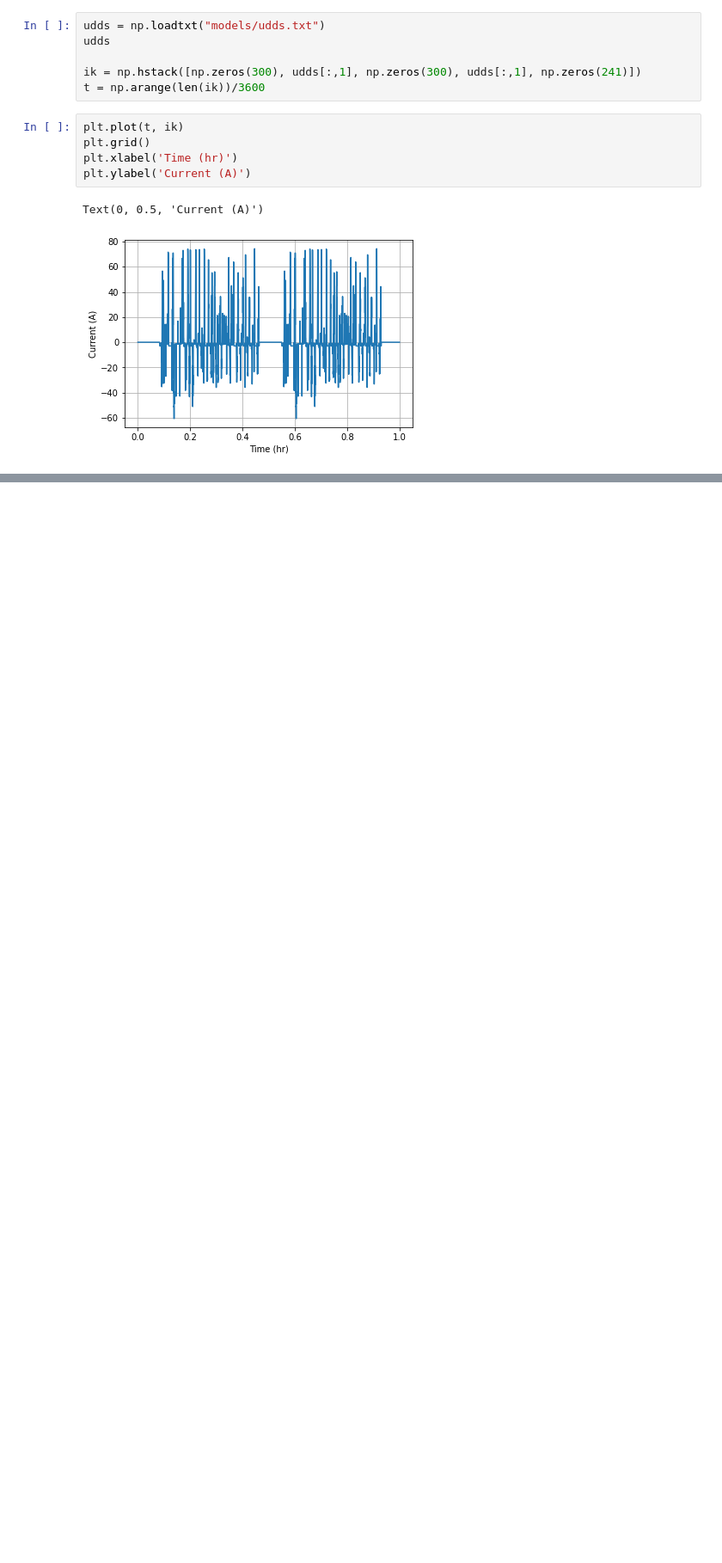
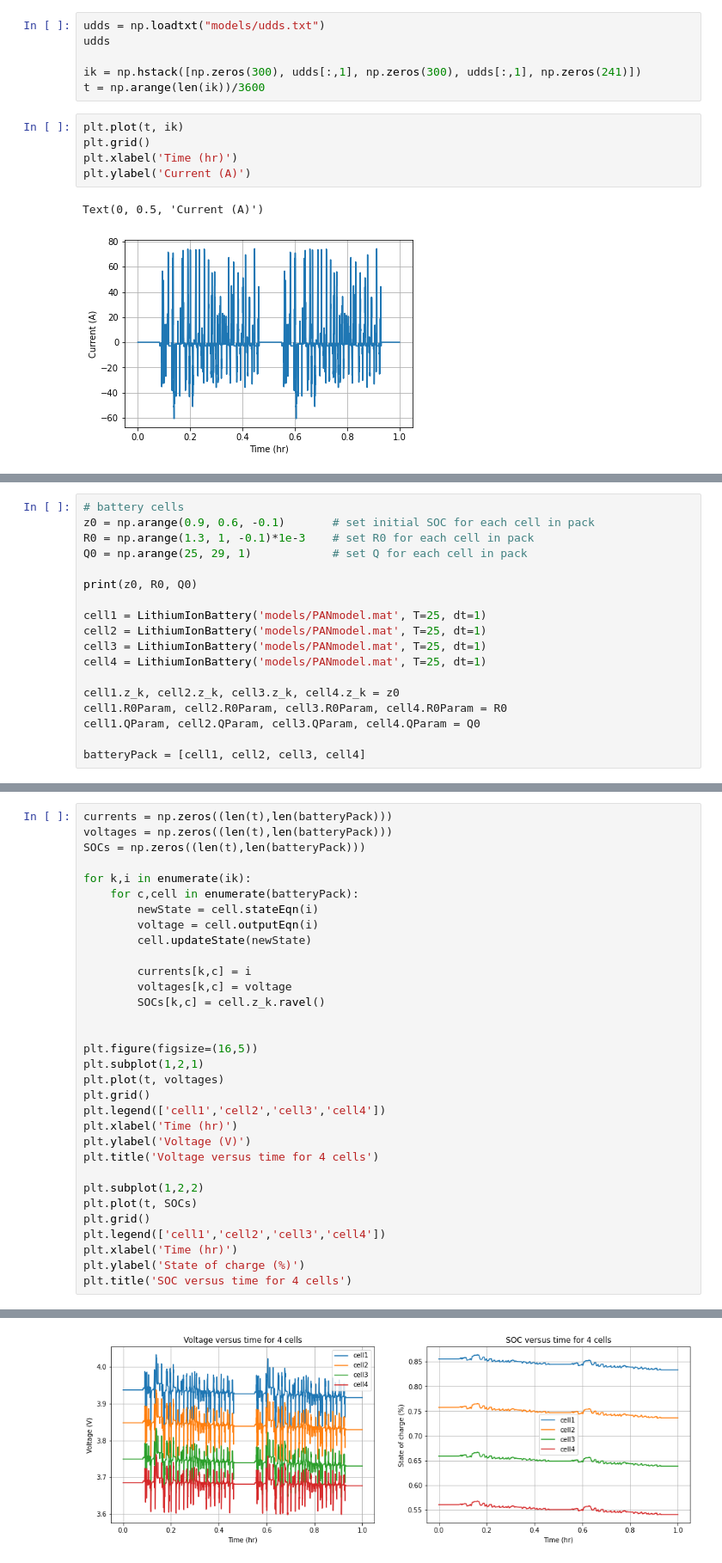
Before and after one commit to amirhosseinh77/Lithium-ion-Battery-Sim, a Jupyter notebook: 6-BatteryPack.ipynb, the cells around one changed output, grey strips where cells are left out. Shown at 86% size. Cells and saved outputs as stored; diff of their text form; blank space fills up the shorter version.

```diff
--- a/6-BatteryPack.ipynb
+++ b/6-BatteryPack.ipynb
@@ -19,0 +19,18 @@ Text(0, 0.5, 'Current (A)')
+# %%
+# battery cells
+z0 = np.arange(0.9, 0.6, -0.1)       # set initial SOC for each cell in pack
+R0 = np.arange(1.3, 1, -0.1)*1e-3    # set R0 for each cell in pack
+Q0 = np.arange(25, 29, 1)            # set Q for each cell in pack
+
+print(z0, R0, Q0)
+
+cell1 = LithiumIonBattery('models/PANmodel.mat', T=25, dt=1)
+cell2 = LithiumIonBattery('models/PANmodel.mat', T=25, dt=1)
+cell3 = LithiumIonBattery('models/PANmodel.mat', T=25, dt=1)
+cell4 = LithiumIonBattery('models/PANmodel.mat', T=25, dt=1)
+
+cell1.z_k, cell2.z_k, cell3.z_k, cell4.z_k = z0
+cell1.R0Param, cell2.R0Param, cell3.R0Param, cell4.R0Param = R0
+cell1.QParam, cell2.QParam, cell3.QParam, cell4.QParam = Q0
+
+batteryPack = [cell1, cell2, cell3, cell4]
@@ -19,0 +39,33 @@ Text(0, 0.5, 'Current (A)')
+# %%
+currents = np.zeros((len(t),len(batteryPack)))
+voltages = np.zeros((len(t),len(batteryPack)))
+SOCs = np.zeros((len(t),len(batteryPack)))
+
+for k,i in enumerate(ik):
+    for c,cell in enumerate(batteryPack):
+        newState = cell.stateEqn(i)
+        voltage = cell.outputEqn(i)
+        cell.updateState(newState)
+
+        currents[k,c] = i
+        voltages[k,c] = voltage
+        SOCs[k,c] = cell.z_k.ravel()
+
+
+plt.figure(figsize=(16,5))
+plt.subplot(1,2,1)
+plt.plot(t, voltages)
+plt.grid()
+plt.legend(['cell1','cell2','cell3','cell4'])
+plt.xlabel('Time (hr)')
+plt.ylabel('Voltage (V)')
+plt.title('Voltage versus time for 4 cells')
+
+plt.subplot(1,2,2)
+plt.plot(t, SOCs)
+plt.grid()
+plt.legend(['cell1','cell2','cell3','cell4'])
+plt.xlabel('Time (hr)')
+plt.ylabel('State of charge (%)')
+plt.title('SOC versus time for 4 cells')
+# %% [output]
@@ -19,0 +73 @@ Text(0, 0.5, 'Current (A)')
+[figure, added]
```
Also changed, not shown: parts of 5 cells of this notebook, 2 other files.
